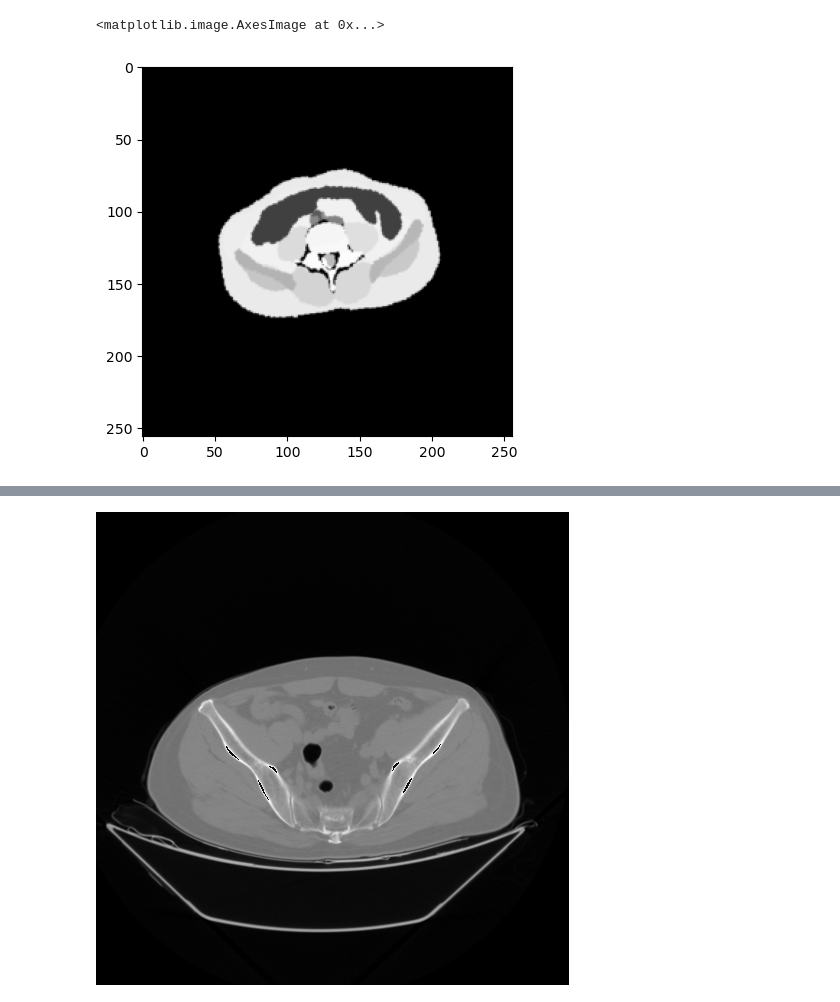
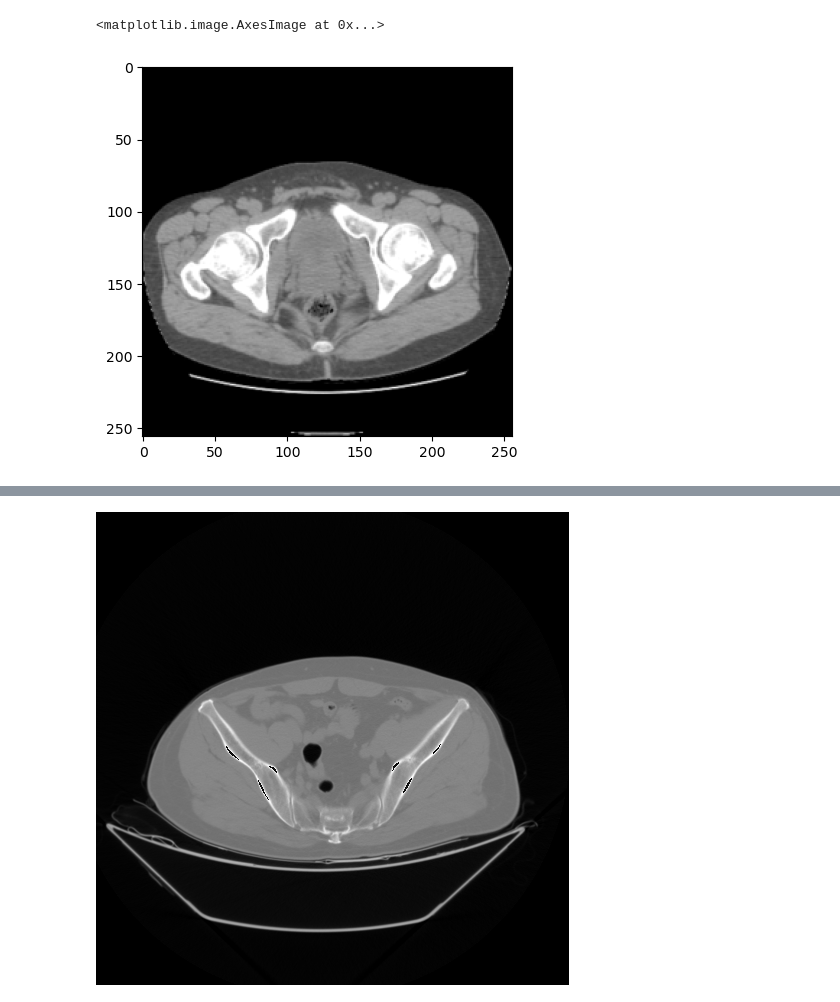
Before and after one commit to MrStrenggeheim/adlm-diffusion, a Jupyter notebook: eda/diff.ipynb, the cells around one changed output, grey strips where cells are left out. Drawn from its saved outputs; the diff is of its cells as text; code cells hidden in the pictures.

```diff
--- a/eda/diff.ipynb
+++ b/eda/diff.ipynb
@@ -1,31 +1,34 @@
 # %%
-from utils.amos import AmosDataset
+# from utils.amos import AmosDataset
 from torchvision import transforms
+import numpy as np
+from PIL import Image
+import matplotlib.pyplot as plt
 
-dataset_train = AmosDataset(
-        "/vol/aimspace/projects/practical_WS2425/diffusion/data/amos_robert_slices/images_all_axis",
-        "/vol/aimspace/projects/practical_WS2425/diffusion/data/amos_robert_slices/labels_all_axis",
-        "train",
-        transform=transforms.Compose(
-            [
-                transforms.ToTensor(),
-                transforms.RandomRotation(10),
-                transforms.Resize(256),
-                transforms.CenterCrop(256),
-                transforms.Normalize(
-                    1 * [0.5], 1 * [0.5]
-                ),
-            ]
-        ),
-    )
+# dataset_train = AmosDataset(
+#         "/vol/aimspace/projects/practical_WS2425/diffusion/data/amos_robert_slices/images_all_axis",
+#         "/vol/aimspace/projects/practical_WS2425/diffusion/data/amos_robert_slices/labels_all_axis",
+#         "train",
+#         transform=transforms.Compose(
+#             [
+#                 transforms.ToTensor(),
+#                 transforms.RandomRotation(10),
+#                 transforms.Resize(256),
+#                 transforms.CenterCrop(256),
+#                 transforms.Normalize(
+#                     1 * [0.5], 1 * [0.5]
+#                 ),
+#             ]
+#         ),
+#     )
+img = Image.open("/vol/miltank/projects/practical_WS2425/diffusion/code/showcase/evaluation/0_6_img_original.png").convert('L')
-# %%
-import numpy as np
-from PIL import Image
-import matplotlib.pyplot as plt
-img_np = np.array(dataset_train[10]['images_target'])[0]
-plt.imshow(img_np, cmap='gray')
-# %% [output]
-<matplotlib.image.AxesImage at 0x...>
-[figure, removed]
+# %%
+
+img_np = np.array(img)
+img_np = img_np / 255
+plt.imshow(img_np, cmap='gray')
+# %% [output]
+<matplotlib.image.AxesImage at 0x...>
+[figure, added]
 # %%
 noise_np = np.random.normal(0, .5, img_np.shape)
```
Also changed, not shown: parts of 3 cells of this notebook, 22 other files.
